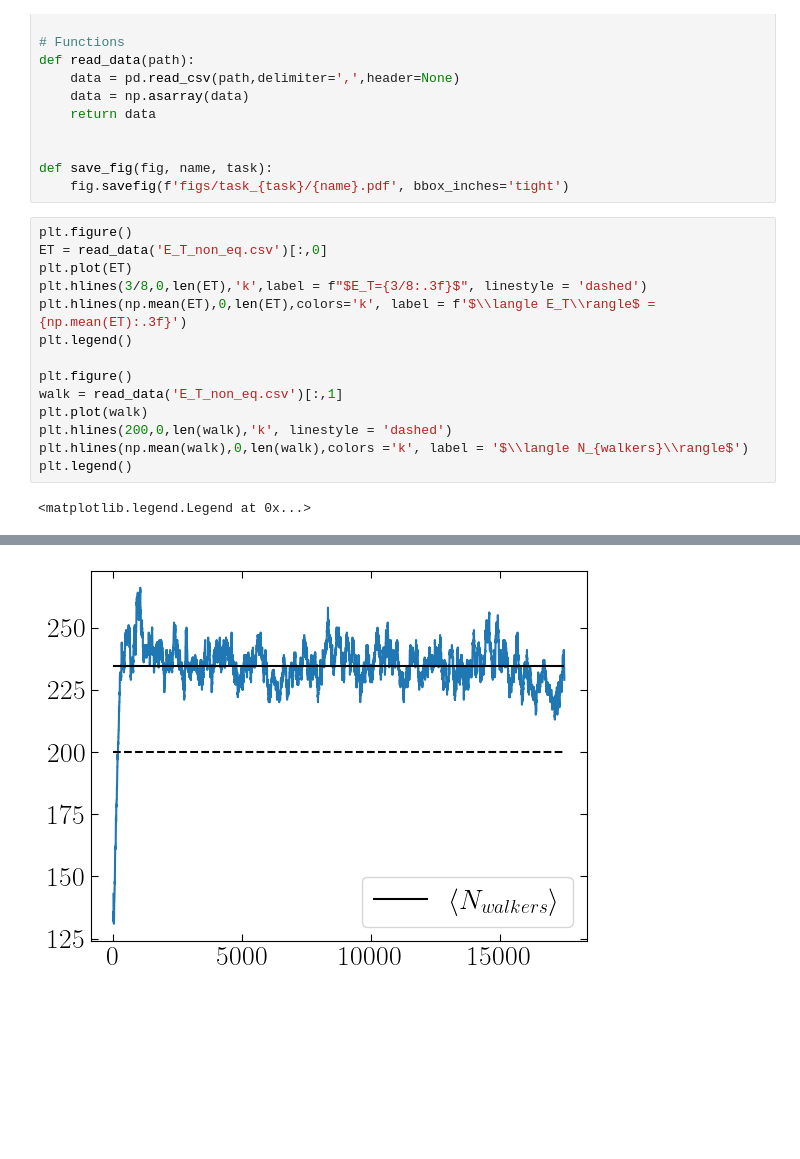
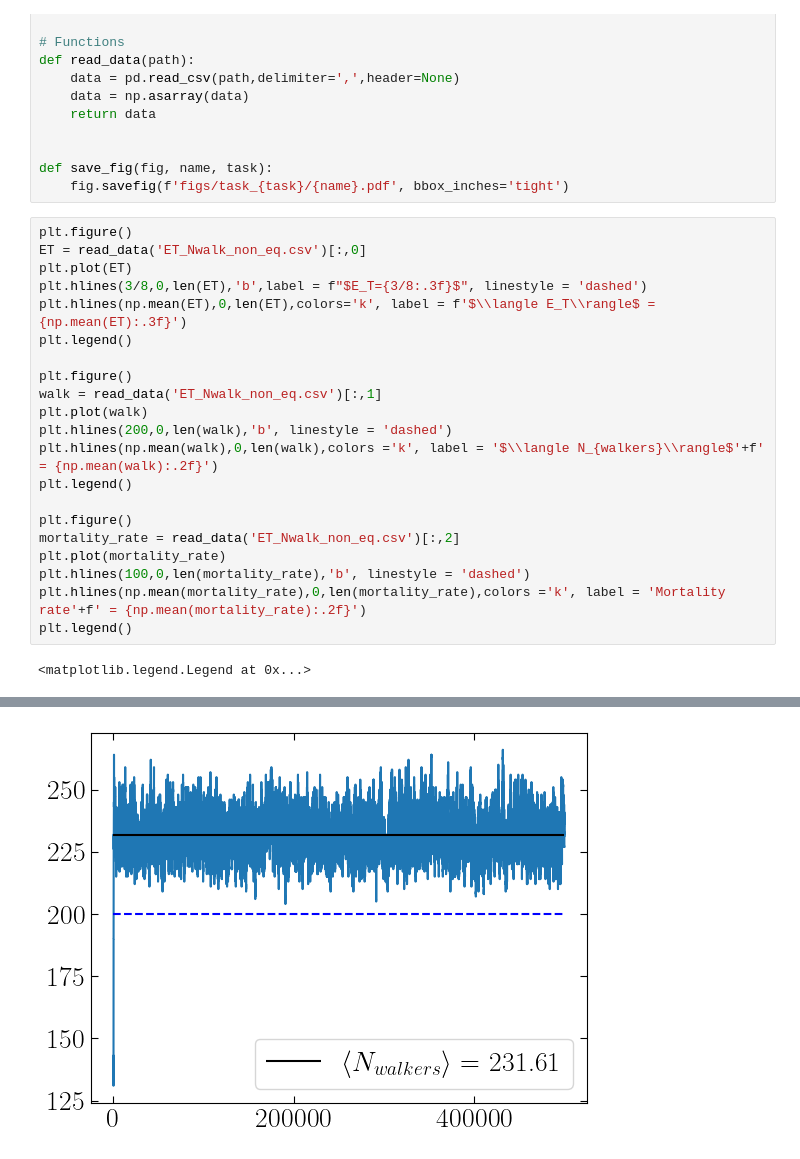
Before and after one commit to stommen/fka122-homeworks, a Jupyter notebook: H3/analyzer.ipynb, the cells around one changed output, grey strips where cells are left out. Drawn from its saved outputs; the diff is of its cells as text; blank space fills up the shorter version.

```diff
--- a/H3/analyzer.ipynb
+++ b/H3/analyzer.ipynb
@@ -40,17 +40,24 @@ def save_fig(fig, name, task):
     fig.savefig(f'figs/task_{task}/{name}.pdf', bbox_inches='tight')
 # %%
 plt.figure()
-ET = read_data('E_T_non_eq.csv')[:,0]
+ET = read_data('ET_Nwalk_non_eq.csv')[:,0]
 plt.plot(ET)
-plt.hlines(3/8,0,len(ET),'k',label = f"$E_T={3/8:.3f}$", linestyle = 'dashed')
+plt.hlines(3/8,0,len(ET),'b',label = f"$E_T={3/8:.3f}$", linestyle = 'dashed')
 plt.hlines(np.mean(ET),0,len(ET),colors='k', label = f'$\\langle E_T\\rangle$ = {np.mean(ET):.3f}')
 plt.legend()
 
 plt.figure()
-walk = read_data('E_T_non_eq.csv')[:,1]
+walk = read_data('ET_Nwalk_non_eq.csv')[:,1]
 plt.plot(walk)
-plt.hlines(200,0,len(walk),'k', linestyle = 'dashed')
-plt.hlines(np.mean(walk),0,len(walk),colors ='k', label = '$\\langle N_{walkers}\\rangle$')
+plt.hlines(200,0,len(walk),'b', linestyle = 'dashed')
+plt.hlines(np.mean(walk),0,len(walk),colors ='k', label = '$\\langle N_{walkers}\\rangle$'+f' = {np.mean(walk):.2f}')
 plt.legend()
+
+plt.figure()
+mortality_rate = read_data('ET_Nwalk_non_eq.csv')[:,2]
+plt.plot(mortality_rate)
+plt.hlines(100,0,len(mortality_rate),'b', linestyle = 'dashed')
+plt.hlines(np.mean(mortality_rate),0,len(mortality_rate),colors ='k', label = 'Mortality rate'+f' = {np.mean(mortality_rate):.2f}')
+plt.legend()
 # %% [output]
 <matplotlib.legend.Legend at 0x...>
@@ -58 +65 @@ plt.legend()
-[figure, old version]
+[figure, new version]
```
Also changed, not shown: parts of 1 cell of this notebook, 2 other files.
